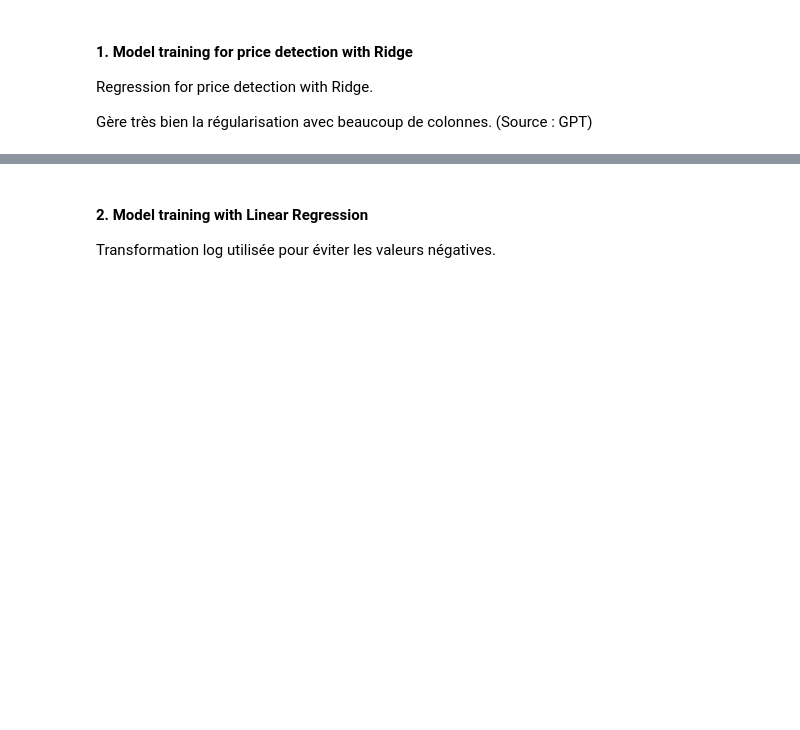
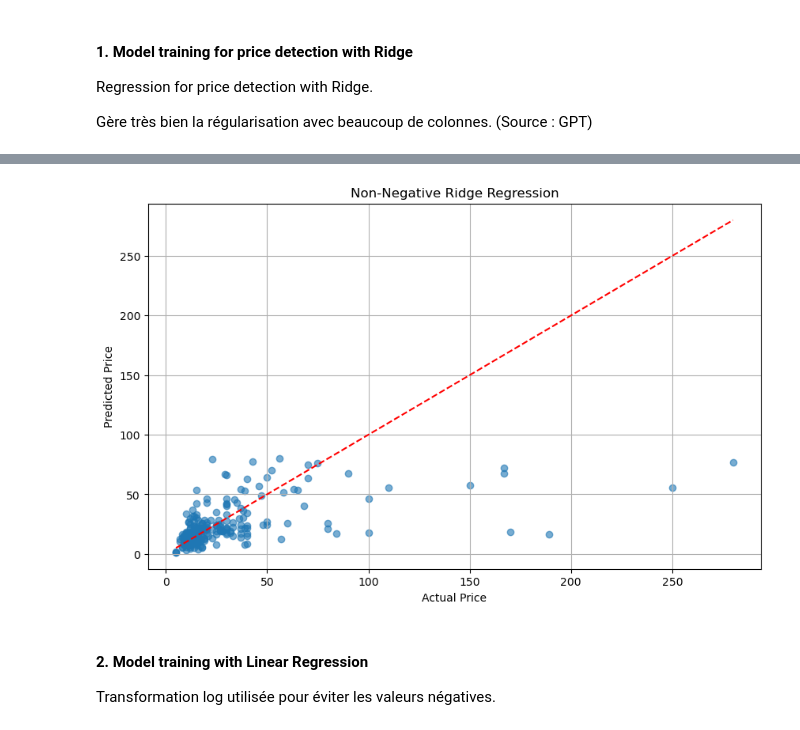
Before and after one commit to pierreLouisClv/Spochify, a Jupyter notebook: Spochify.ipynb, the cells around one changed output, grey strips where cells are left out. Cells and saved outputs as stored; diff of their text form; code cells hidden in the pictures; blank space fills up the shorter version.

```diff
--- a/Spochify.ipynb
+++ b/Spochify.ipynb
@@ -273,0 +341,18 @@ R² Score : -0.20
+# %%
+# Predictions (convert back from log scale)
+y_pred_log_ridge_pos = best_ridge_pos.predict(X_test_ridge_pos)
+y_pred_ridge_pos = np.exp(y_pred_log_ridge_pos)
+y_test_ridge_pos = np.exp(y_test_log_ridge_pos)
+
+# 7. Metrics
+print(f"MSE: {mean_squared_error(y_test_log_ridge_pos, y_pred_ridge_pos):.2f}")
+print(f"MAE: {mean_absolute_error(y_test_log_ridge_pos, y_pred_ridge_pos):.2f}")
+print(f"R²: {r2_score(y_test_ridge_pos, y_pred_ridge_pos):.2f}")
+
+# 9. Comparaison valeurs réelles vs prédites
+results = pd.DataFrame({
+    'Réel': y_test_ridge_pos.values,
+    'Prédit': y_pred_ridge_pos
+}).reset_index(drop=True)
+
+print(results.head(10))
@@ -274,3 +374,14 @@ R² Score : -0.20
+# %%
+plt.figure(figsize=(10, 6))
+plt.scatter(y_test_ridge_pos, y_pred_ridge_pos, alpha=0.6)
+plt.plot([y_test_ridge_pos.min(), y_test_ridge_pos.max()], [y_test_ridge_pos.min(), y_test_ridge_pos.max()], 'r--')
+plt.xlabel("Actual Price")
+plt.ylabel("Predicted Price")
+plt.title("Non-Negative Ridge Regression")
+plt.grid(True)
+plt.show()
+# %% [output]
+[figure, added]
 # %% [markdown]
 #### 2. Model training with Linear Regression
 
```
Also changed, not shown: parts of 17 cells of this notebook.
